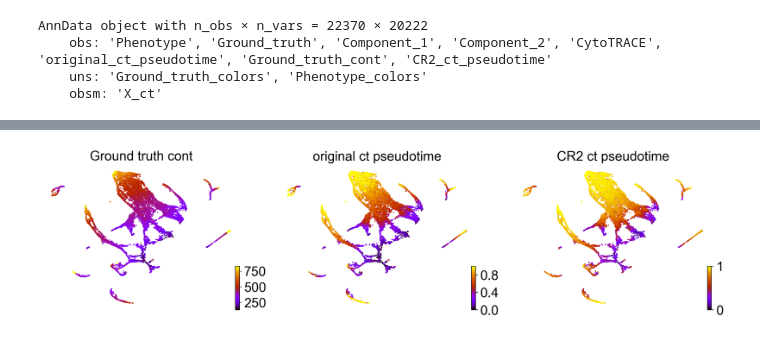
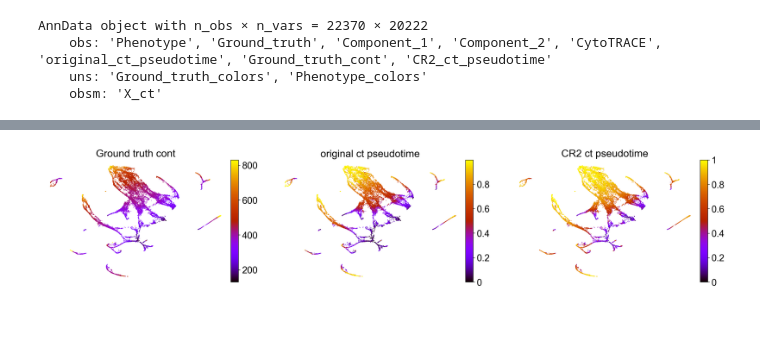
Before and after one commit to theislab/cellrank2_reproducibility, a Jupyter notebook: notebooks/cytotrace_kernel/validation/ML-2023-07-17_compare_implementations.ipynb, the cells around one changed output, grey strips where cells are left out. Cells and saved outputs as stored; diff of their text form; code cells hidden in the pictures.

Commit message:
Use scanpy for plotting

```diff
--- a/notebooks/cytotrace_kernel/validation/ML-2023-07-17_compare_implementations.ipynb
+++ b/notebooks/cytotrace_kernel/validation/ML-2023-07-17_compare_implementations.ipynb
@@ -366,10 +378,11 @@ AnnData object with n_obs × n_vars = 22370 × 20222
 fig_kwargs = {
     "basis":"ct",
     "color": ['Ground_truth_cont', 'original_ct_pseudotime', 'CR2_ct_pseudotime'],
-    "color_map": 'gnuplot'}
+    "color_map": 'gnuplot',
+    "frameon": False}
 
 if SAVE_FIGURES:
     fig_kwargs["save"] = "c_elegans_example.pdf"
 
-scv.pl.scatter(bdata, **fig_kwargs)
+sc.pl.scatter(bdata, **fig_kwargs)
 # %% [output]
@@ -377 +390 @@ saving figure to file /Users/marius/Projects/cellrank2_reproducibility/figures/c
-[figure, old version]
+[figure, new version]
```
Also changed, not shown: parts of 5 cells of this notebook.
